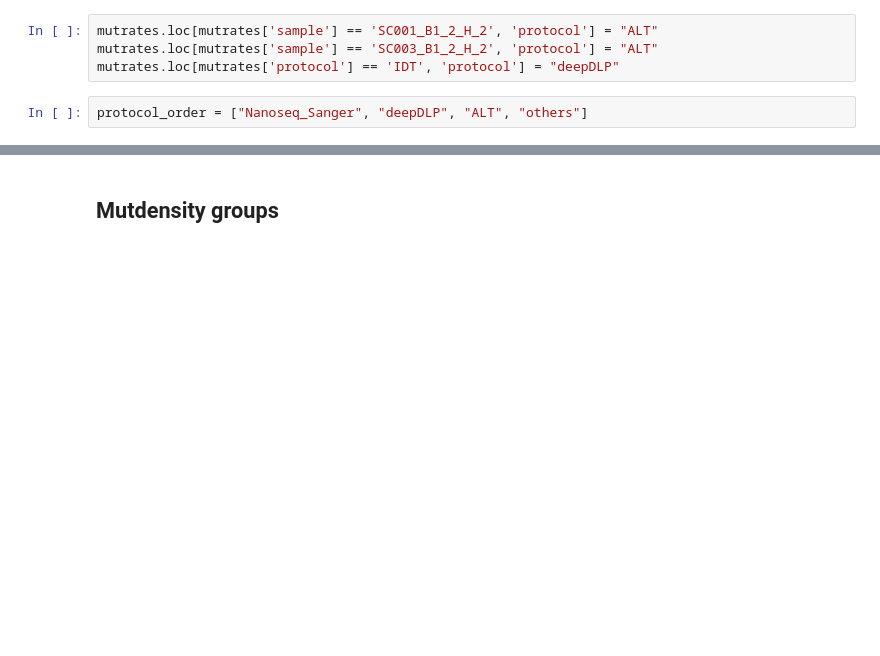
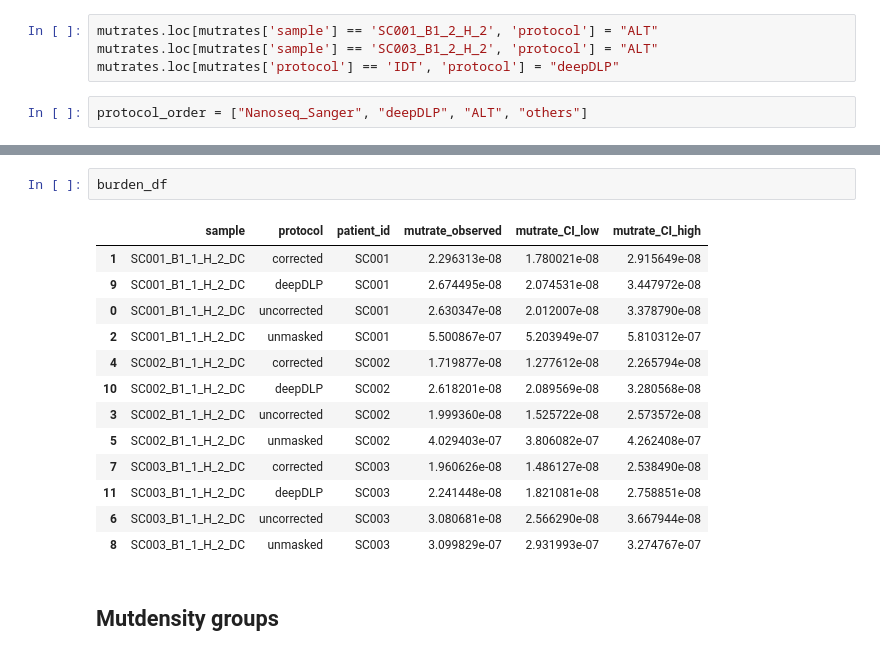
Before and after one commit to bbglab/DeepClone_protocol, a Jupyter notebook: error_rate/error_rate_updated.ipynb, the cells around one changed output, grey strips where cells are left out. Saved outputs shown, nothing was run; the diff lists cells and outputs as text; blank space fills up the shorter version.

```diff
--- a/error_rate/error_rate_updated.ipynb
+++ b/error_rate/error_rate_updated.ipynb
@@ -151,3 +210,19 @@ plot_error_rate(mutrate=mutrates, samples=samples, outdir=OUTPUT_BASE, protocol_
+# %%
+burden_df
+# %% [output]
+|  | sample | protocol | patient_id | mutrate_observed | mutrate_CI_low | mutrate_CI_high |
+| 1 | SC001_B1_1_H_2_DC | corrected | SC001 | 2.296313e-08 | 1.780021e-08 | 2.915649e-08 |
+| 9 | SC001_B1_1_H_2_DC | deepDLP | SC001 | 2.674495e-08 | 2.074531e-08 | 3.447972e-08 |
+| 0 | SC001_B1_1_H_2_DC | uncorrected | SC001 | 2.630347e-08 | 2.012007e-08 | 3.378790e-08 |
+| 2 | SC001_B1_1_H_2_DC | unmasked | SC001 | 5.500867e-07 | 5.203949e-07 | 5.810312e-07 |
+| 4 | SC002_B1_1_H_2_DC | corrected | SC002 | 1.719877e-08 | 1.277612e-08 | 2.265794e-08 |
+| 10 | SC002_B1_1_H_2_DC | deepDLP | SC002 | 2.618201e-08 | 2.089569e-08 | 3.280568e-08 |
+| 3 | SC002_B1_1_H_2_DC | uncorrected | SC002 | 1.999360e-08 | 1.525722e-08 | 2.573572e-08 |
+| 5 | SC002_B1_1_H_2_DC | unmasked | SC002 | 4.029403e-07 | 3.806082e-07 | 4.262408e-07 |
+| 7 | SC003_B1_1_H_2_DC | corrected | SC003 | 1.960626e-08 | 1.486127e-08 | 2.538490e-08 |
+| 11 | SC003_B1_1_H_2_DC | deepDLP | SC003 | 2.241448e-08 | 1.821081e-08 | 2.758851e-08 |
+| 6 | SC003_B1_1_H_2_DC | uncorrected | SC003 | 3.080681e-08 | 2.566290e-08 | 3.667944e-08 |
+| 8 | SC003_B1_1_H_2_DC | unmasked | SC003 | 3.099829e-07 | 2.931993e-07 | 3.274767e-07 |
 # %% [markdown]
 ## Mutdensity groups
 # %%
```
Also changed, not shown: parts of 5 cells of this notebook, 1 other file.
